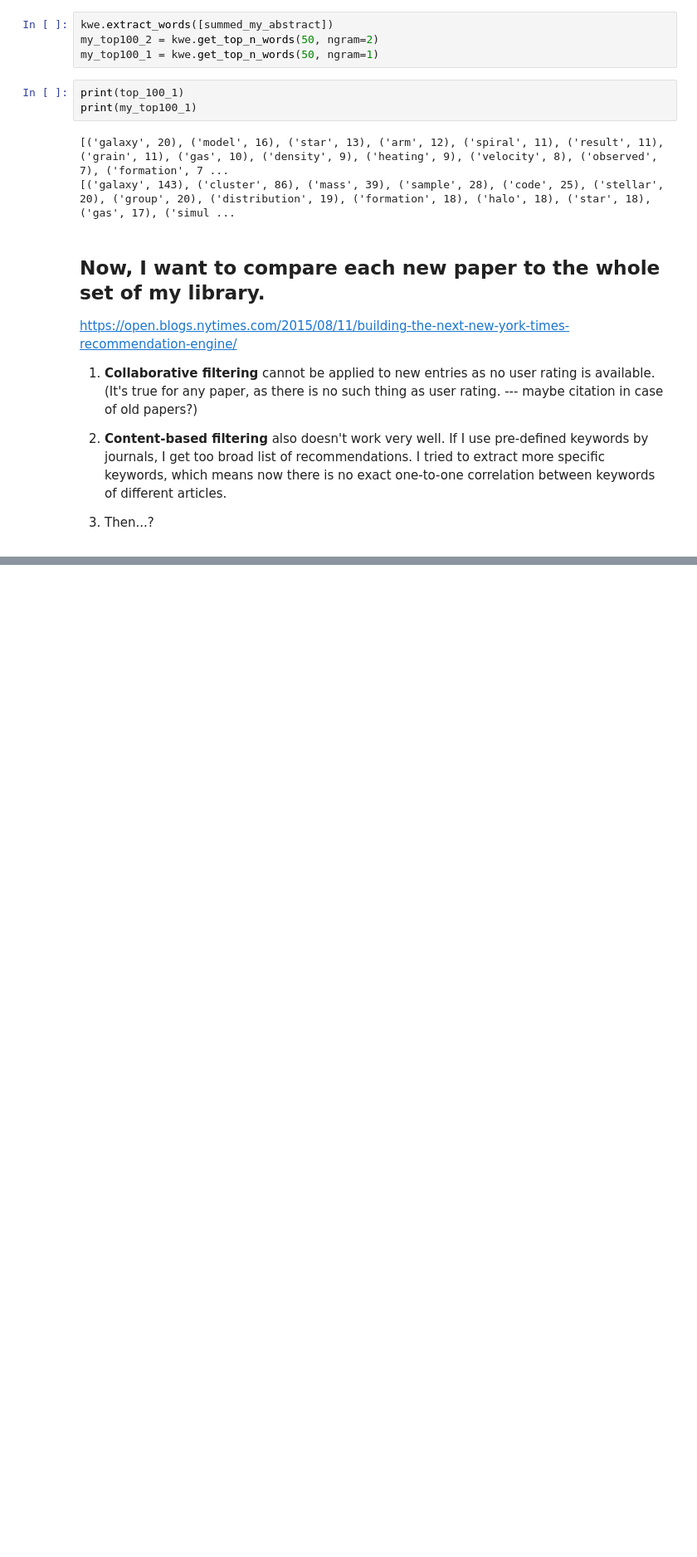
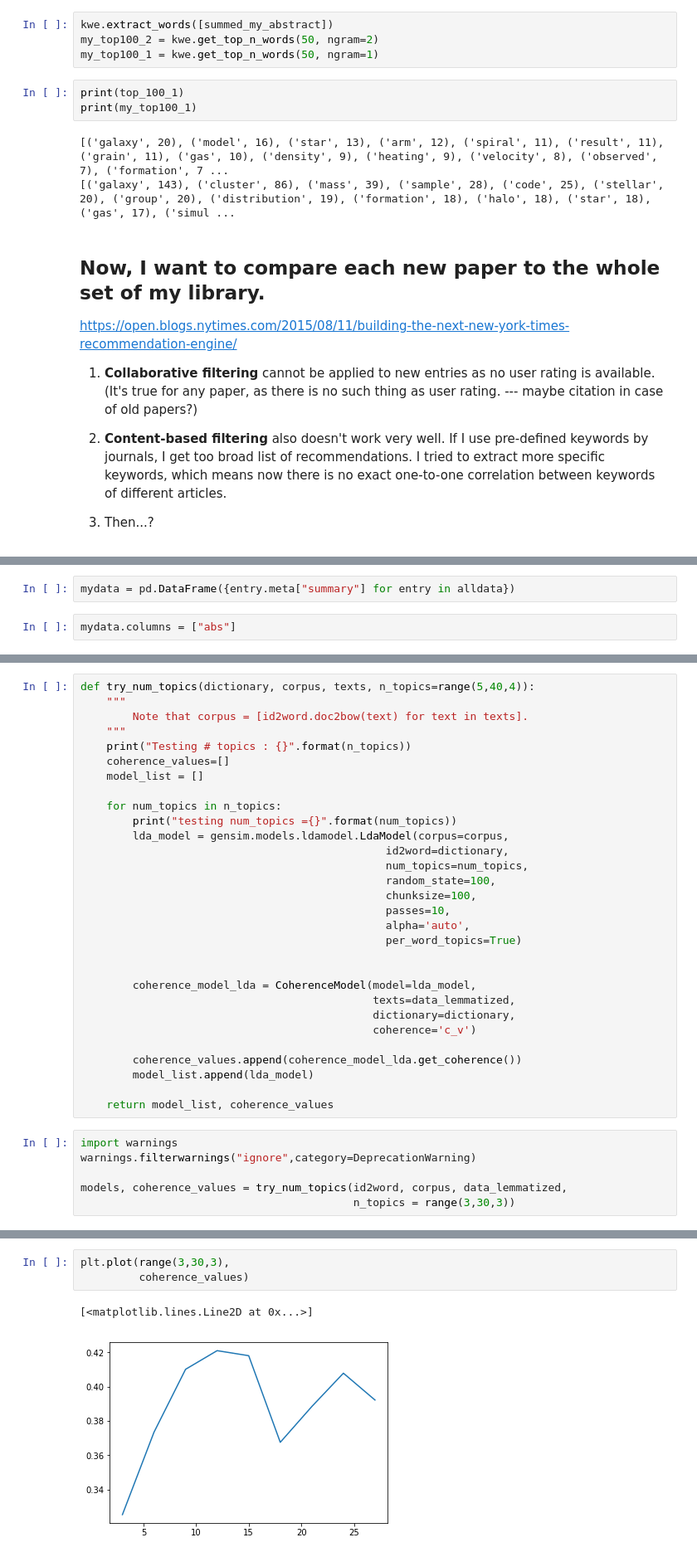
Before and after one commit to Hoseung/MyLibrary, a Jupyter notebook: Paper_recommender.ipynb, the cells around one changed output, grey strips where cells are left out. Shown at 83% size. Cells and saved outputs as stored; diff of their text form; blank space fills up the shorter version.

Commit message:
New paper topic model

```diff
--- a/Paper_recommender.ipynb
+++ b/Paper_recommender.ipynb
@@ -121,0 +143,4 @@ My actual thought process when determining which paper to read and which not nee
+# %%
+mydata = pd.DataFrame({entry.meta["summary"] for entry in alldata})
+# %%
+mydata.columns = ["abs"]
@@ -121,0 +218,36 @@ My actual thought process when determining which paper to read and which not nee
+# %%
+def try_num_topics(dictionary, corpus, texts, n_topics=range(5,40,4)):
+    """
+        Note that corpus = [id2word.doc2bow(text) for text in texts].
+    """
+    print("Testing # topics : {}".format(n_topics))
+    coherence_values=[]
+    model_list = []
+
+    for num_topics in n_topics:
+        print("testing num_topics ={}".format(num_topics))
+        lda_model = gensim.models.ldamodel.LdaModel(corpus=corpus,
+                                               id2word=dictionary,
+                                               num_topics=num_topics,
+                                               random_state=100,
+                                               chunksize=100,
+                                               passes=10,
+                                               alpha='auto',
+                                               per_word_topics=True)
+
+
+        coherence_model_lda = CoherenceModel(model=lda_model,
+                                             texts=data_lemmatized,
+                                             dictionary=dictionary,
+                                             coherence='c_v')
+
+        coherence_values.append(coherence_model_lda.get_coherence())
+        model_list.append(lda_model)
+
+    return model_list, coherence_values
+# %%
+import warnings
+warnings.filterwarnings("ignore",category=DeprecationWarning)
+
+models, coherence_values = try_num_topics(id2word, corpus, data_lemmatized,
+                                          n_topics = range(3,30,3))
@@ -121,0 +265,6 @@ My actual thought process when determining which paper to read and which not nee
+# %%
+plt.plot(range(3,30,3),
+         coherence_values)
+# %% [output]
+[<matplotlib.lines.Line2D at 0x...>]
+[figure, added]
```
Also changed, not shown: parts of 15 cells of this notebook.
